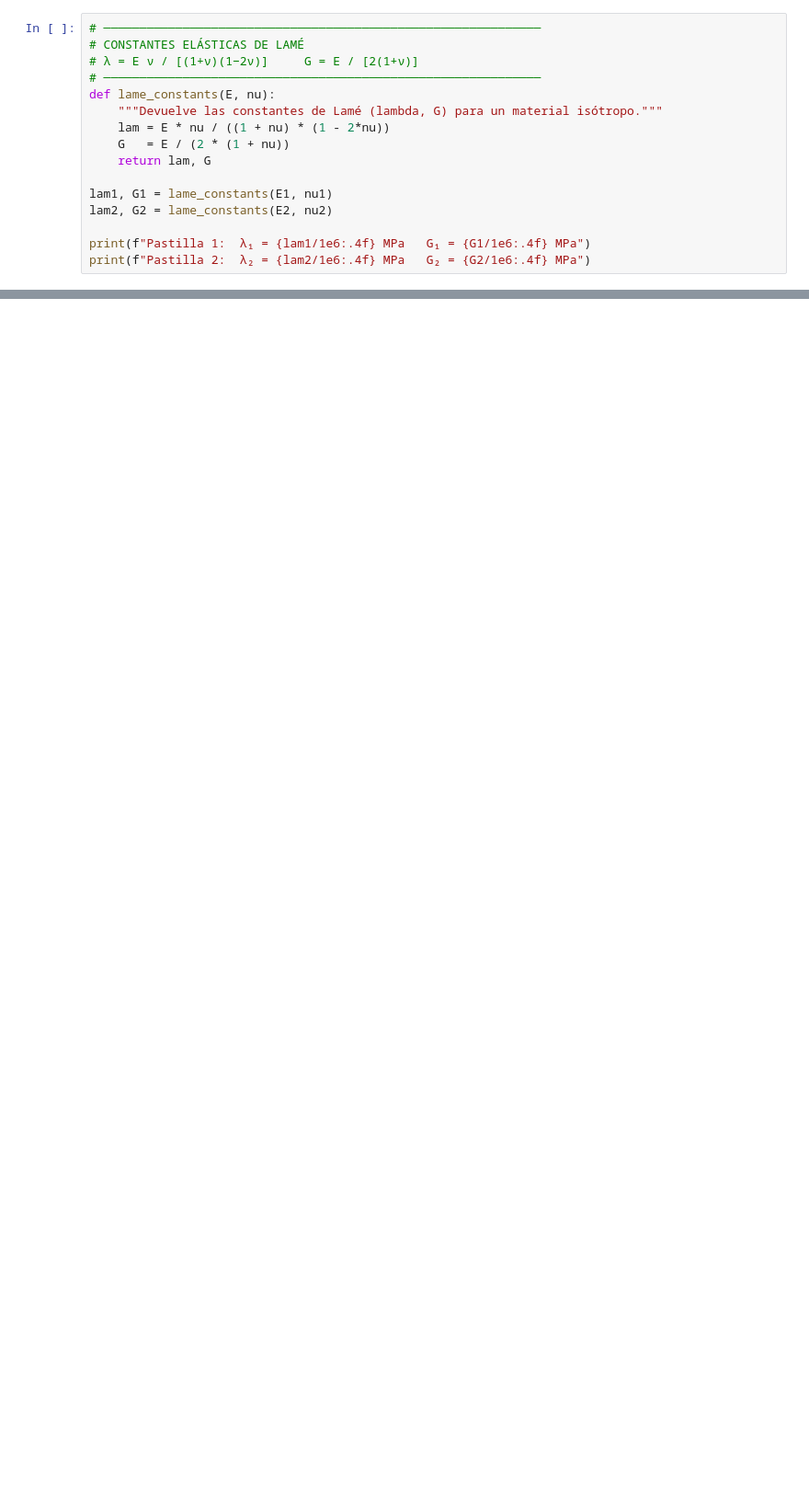
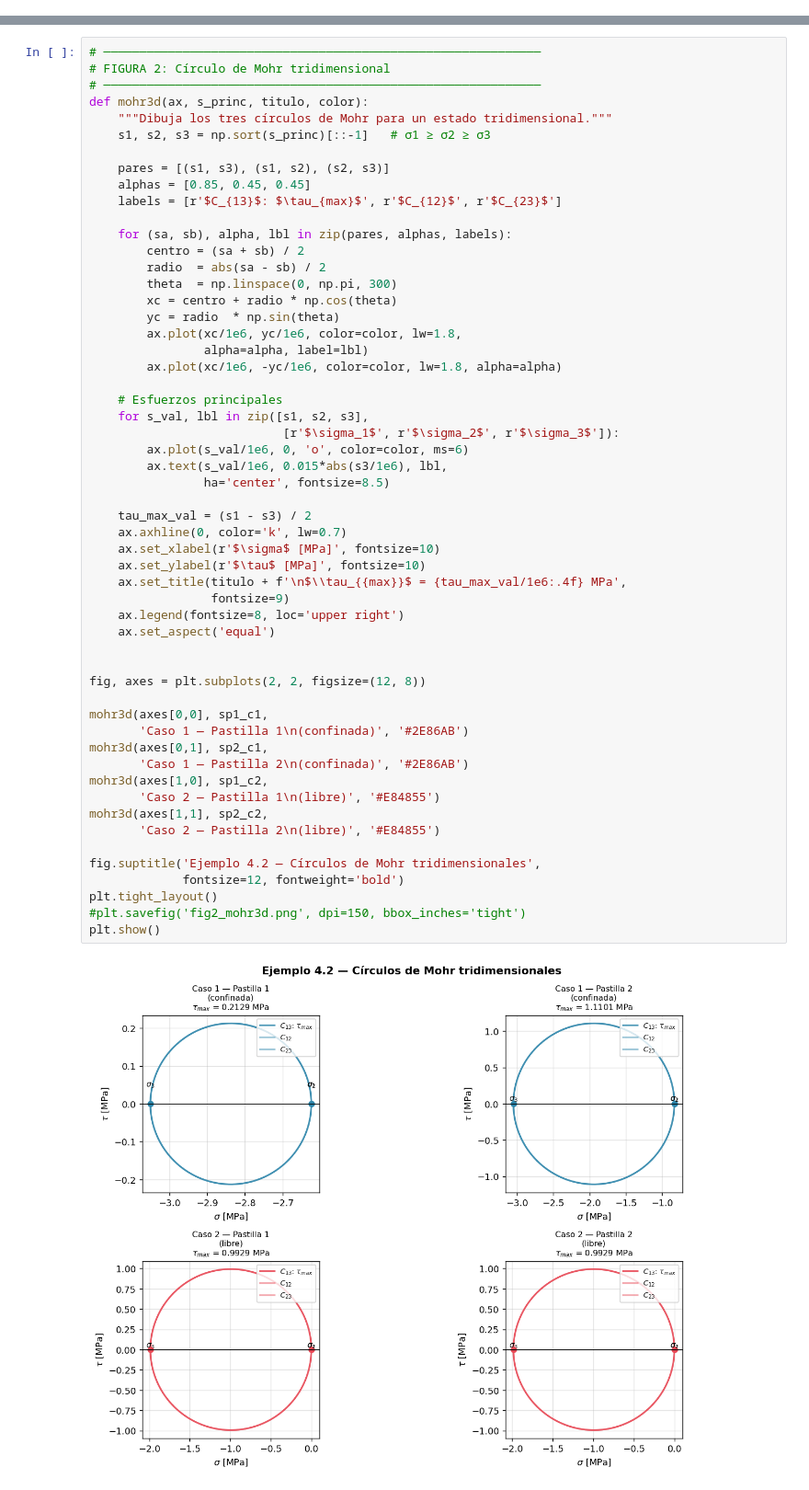
Before and after one commit to michaelherediaperez/medio-continuo, a Jupyter notebook: codigos/cap_04/4_12_ejemplo_pastillas_carga_vertical.ipynb, the cells around one changed output, grey strips where cells are left out. Shown at 92% size. Saved outputs shown, nothing was run; the diff lists cells and outputs as text; blank space fills up the shorter version.

```diff
--- a/codigos/cap_04/4_12_ejemplo_pastillas_carga_vertical.ipynb
+++ b/codigos/cap_04/4_12_ejemplo_pastillas_carga_vertical.ipynb
@@ -116,16 +0,0 @@ Datos cargados correctamente.
-# %%
-# ─────────────────────────────────────────────────────────────
-# CONSTANTES ELÁSTICAS DE LAMÉ
-# λ = E ν / [(1+ν)(1−2ν)]     G = E / [2(1+ν)]
-# ─────────────────────────────────────────────────────────────
-def lame_constants(E, nu):
-    """Devuelve las constantes de Lamé (lambda, G) para un material isótropo."""
-    lam = E * nu / ((1 + nu) * (1 - 2*nu))
-    G   = E / (2 * (1 + nu))
-    return lam, G
-
-lam1, G1 = lame_constants(E1, nu1)
-lam2, G2 = lame_constants(E2, nu2)
-
-print(f"Pastilla 1:  λ₁ = {lam1/1e6:.4f} MPa   G₁ = {G1/1e6:.4f} MPa")
-print(f"Pastilla 2:  λ₂ = {lam2/1e6:.4f} MPa   G₂ = {G2/1e6:.4f} MPa")
@@ -393,0 +543,57 @@ que se necesitaría en ausencia de temperatura.
+# %%
+# ─────────────────────────────────────────────────────────────
+# FIGURA 2: Círculo de Mohr tridimensional
+# ─────────────────────────────────────────────────────────────
+def mohr3d(ax, s_princ, titulo, color):
+    """Dibuja los tres círculos de Mohr para un estado tridimensional."""
+    s1, s2, s3 = np.sort(s_princ)[::-1]   # σ1 ≥ σ2 ≥ σ3
+
+    pares = [(s1, s3), (s1, s2), (s2, s3)]
+    alphas = [0.85, 0.45, 0.45]
+    labels = [r'$C_{13}$: $\tau_{max}$', r'$C_{12}$', r'$C_{23}$']
+
+    for (sa, sb), alpha, lbl in zip(pares, alphas, labels):
+        centro = (sa + sb) / 2
+        radio  = abs(sa - sb) / 2
+        theta  = np.linspace(0, np.pi, 300)
+        xc = centro + radio * np.cos(theta)
+        yc = radio  * np.sin(theta)
+        ax.plot(xc/1e6, yc/1e6, color=color, lw=1.8,
+                alpha=alpha, label=lbl)
+        ax.plot(xc/1e6, -yc/1e6, color=color, lw=1.8, alpha=alpha)
+
+    # Esfuerzos principales
+    for s_val, lbl in zip([s1, s2, s3],
+                           [r'$\sigma_1$', r'$\sigma_2$', r'$\sigma_3$']):
+        ax.plot(s_val/1e6, 0, 'o', color=color, ms=6)
+        ax.text(s_val/1e6, 0.015*abs(s3/1e6), lbl,
+                ha='center', fontsize=8.5)
+
+    tau_max_val = (s1 - s3) / 2
+    ax.axhline(0, color='k', lw=0.7)
+    ax.set_xlabel(r'$\sigma$ [MPa]', fontsize=10)
+    ax.set_ylabel(r'$\tau$ [MPa]', fontsize=10)
+    ax.set_title(titulo + f'\n$\\tau_{{max}}$ = {tau_max_val/1e6:.4f} MPa',
+                 fontsize=9)
+    ax.legend(fontsize=8, loc='upper right')
+    ax.set_aspect('equal')
+
+
+fig, axes = plt.subplots(2, 2, figsize=(12, 8))
+
+mohr3d(axes[0,0], sp1_c1,
+       'Caso 1 — Pastilla 1\n(confinada)', '#2E86AB')
+mohr3d(axes[0,1], sp2_c1,
+       'Caso 1 — Pastilla 2\n(confinada)', '#2E86AB')
+mohr3d(axes[1,0], sp1_c2,
+       'Caso 2 — Pastilla 1\n(libre)', '#E84855')
+mohr3d(axes[1,1], sp2_c2,
+       'Caso 2 — Pastilla 2\n(libre)', '#E84855')
+
+fig.suptitle('Ejemplo 4.2 — Círculos de Mohr tridimensionales',
+             fontsize=12, fontweight='bold')
+plt.tight_layout()
+#plt.savefig('fig2_mohr3d.png', dpi=150, bbox_inches='tight')
+plt.show()
+# %% [output]
+[figure, added]
```
Also changed, not shown: parts of 44 cells of this notebook.
